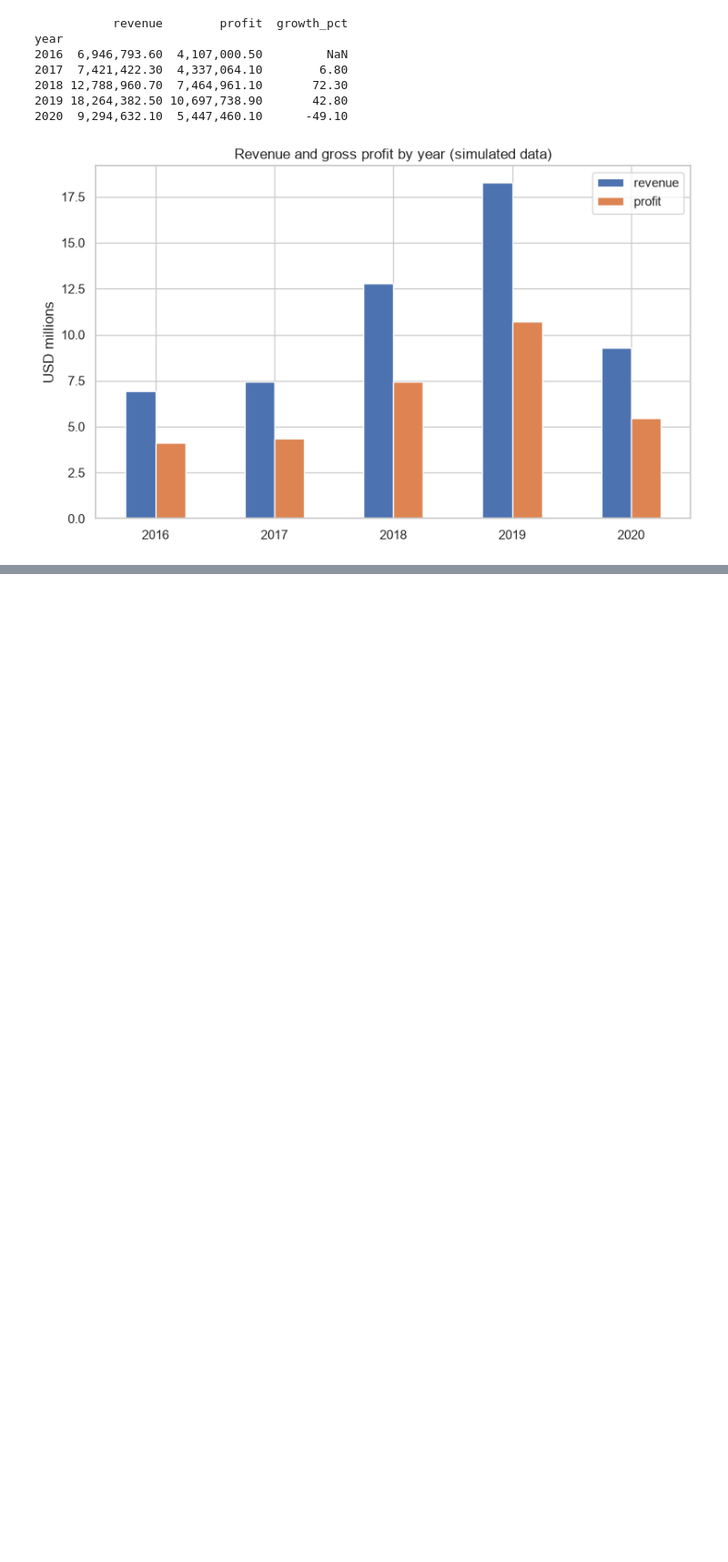
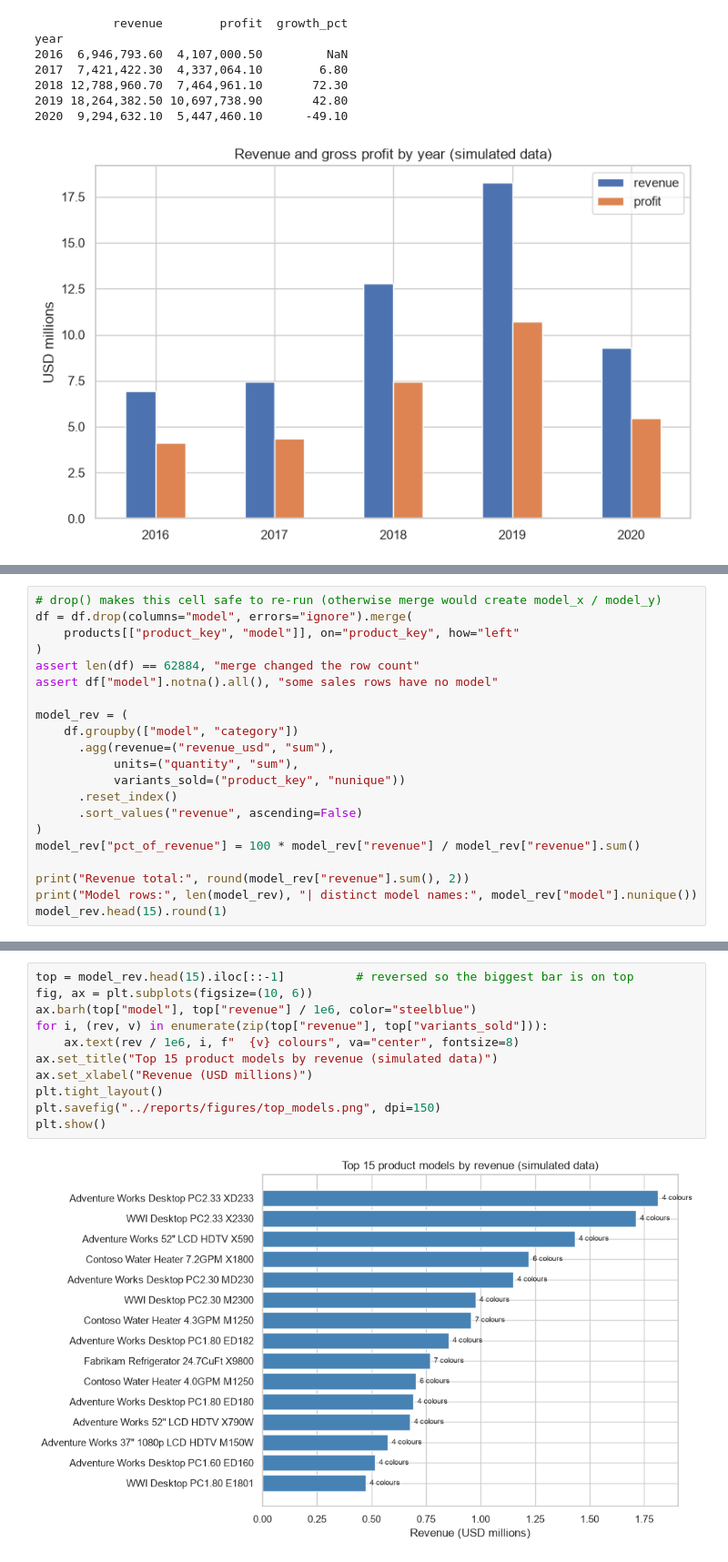
Before and after one commit to Mohsintahseen/sales-intelligence-system, a Jupyter notebook: notebooks/01_eda_overview.ipynb, the cells around one changed output, grey strips where cells are left out. Shown at 91% size. Saved outputs shown, nothing was run; the diff lists cells and outputs as text; blank space fills up the shorter version.

Commit message:
Phase 4: product model analysis

```diff
--- a/notebooks/01_eda_overview.ipynb
+++ b/notebooks/01_eda_overview.ipynb
@@ -111,0 +136,21 @@ year
+# %%
+# drop() makes this cell safe to re-run (otherwise merge would create model_x / model_y)
+df = df.drop(columns="model", errors="ignore").merge(
+    products[["product_key", "model"]], on="product_key", how="left"
+)
+assert len(df) == 62884, "merge changed the row count"
+assert df["model"].notna().all(), "some sales rows have no model"
+
+model_rev = (
+    df.groupby(["model", "category"])
+      .agg(revenue=("revenue_usd", "sum"),
+           units=("quantity", "sum"),
+           variants_sold=("product_key", "nunique"))
+      .reset_index()
+      .sort_values("revenue", ascending=False)
+)
+model_rev["pct_of_revenue"] = 100 * model_rev["revenue"] / model_rev["revenue"].sum()
+
+print("Revenue total:", round(model_rev["revenue"].sum(), 2))
+print("Model rows:", len(model_rev), "| distinct model names:", model_rev["model"].nunique())
+model_rev.head(15).round(1)
@@ -111,0 +176,13 @@ year
+# %%
+top = model_rev.head(15).iloc[::-1]          # reversed so the biggest bar is on top
+fig, ax = plt.subplots(figsize=(10, 6))
+ax.barh(top["model"], top["revenue"] / 1e6, color="steelblue")
+for i, (rev, v) in enumerate(zip(top["revenue"], top["variants_sold"])):
+    ax.text(rev / 1e6, i, f"  {v} colours", va="center", fontsize=8)
+ax.set_title("Top 15 product models by revenue (simulated data)")
+ax.set_xlabel("Revenue (USD millions)")
+plt.tight_layout()
+plt.savefig("../reports/figures/top_models.png", dpi=150)
+plt.show()
+# %% [output]
+[figure, added]
```
Also changed, not shown: parts of 3 cells of this notebook, 1 other file.
